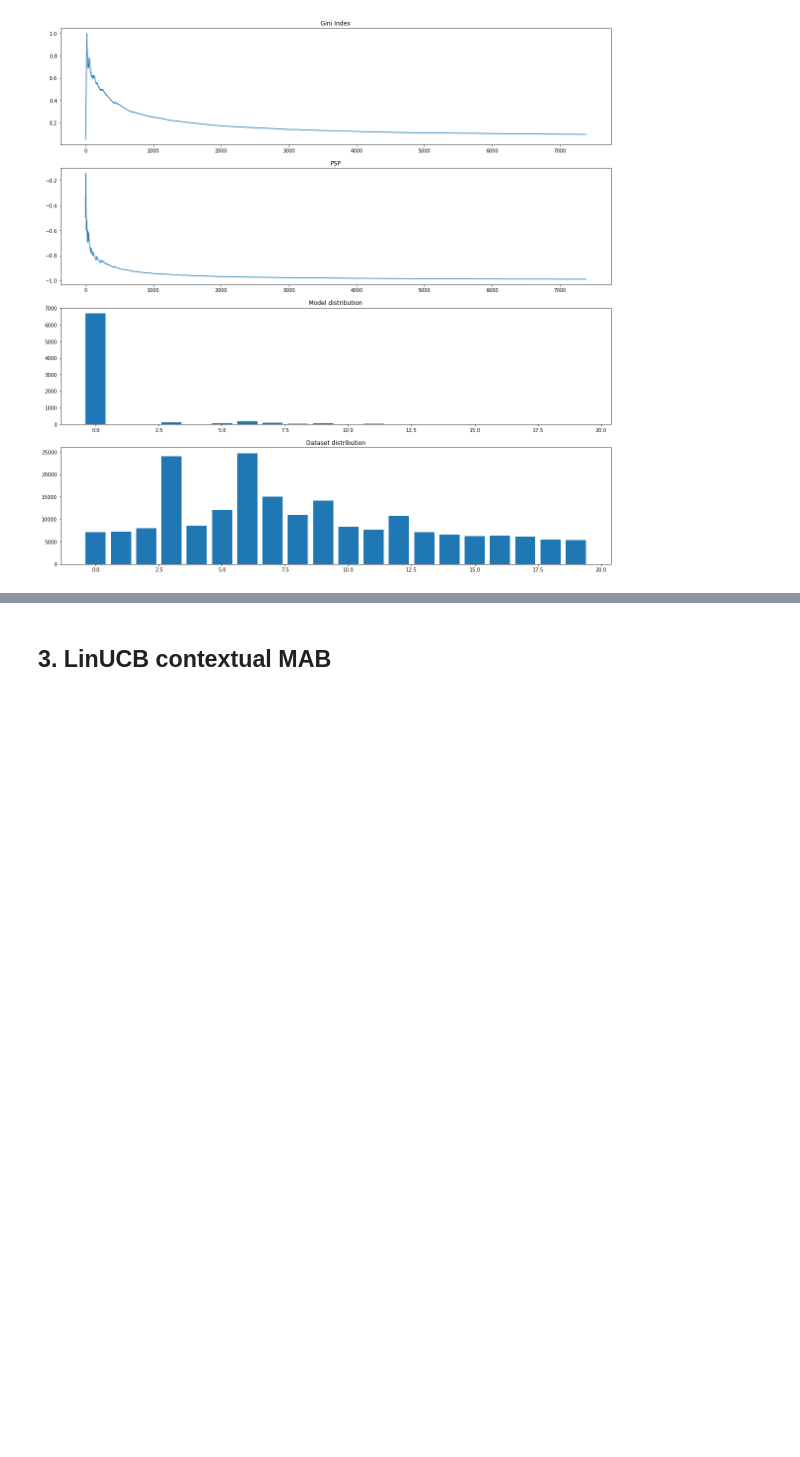
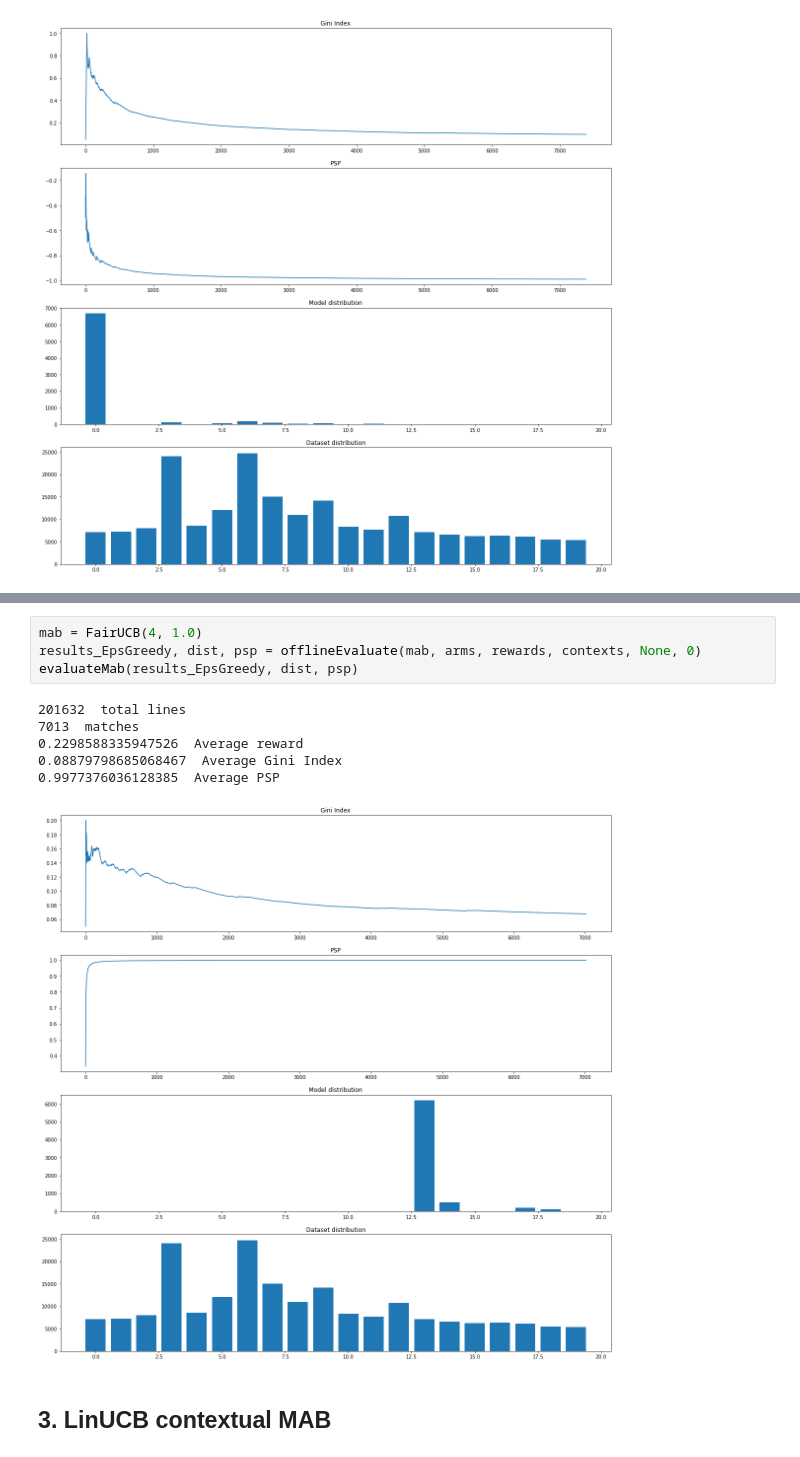
Before and after one commit to jule8198/MABRec, a Jupyter notebook: MABs.ipynb, the cells around one changed output, grey strips where cells are left out. Saved outputs shown, nothing was run; the diff lists cells and outputs as text; blank space fills up the shorter version.

```diff
--- a/MABs.ipynb
+++ b/MABs.ipynb
@@ -524,3 +591,14 @@ evaluateMab(results_EpsGreedy, dist, psp)
+# %%
+mab = FairUCB(4, 1.0)
+results_EpsGreedy, dist, psp = offlineEvaluate(mab, arms, rewards, contexts, None, 0)
+evaluateMab(results_EpsGreedy, dist, psp)
+# %% [output]
+201632  total lines
+7013  matches
+0.2298588335947526  Average reward
+0.08879798685068467  Average Gini Index
+0.9977376036128385  Average PSP
+[figure, added]
 # %% [markdown]
 ## 3. LinUCB contextual MAB
 # %%
```
Also changed, not shown: parts of 12 cells of this notebook, 18 other files.
